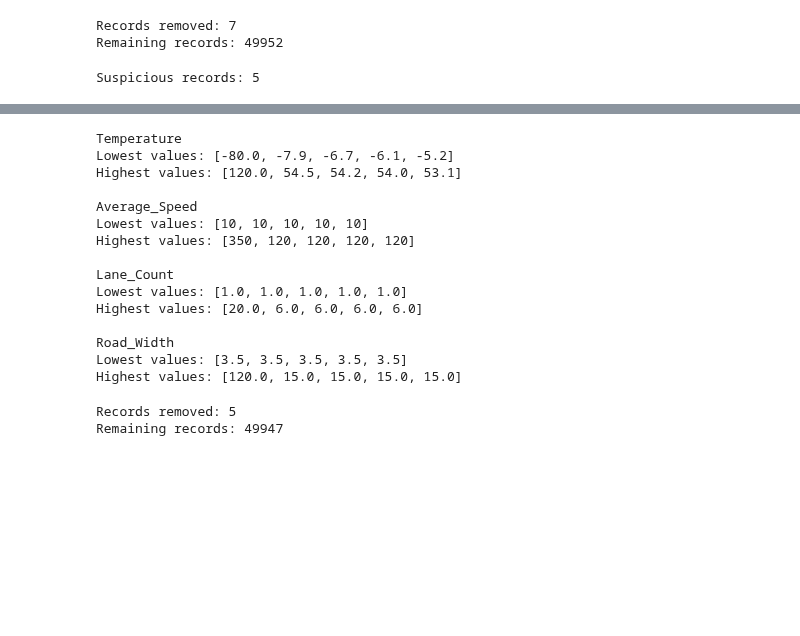
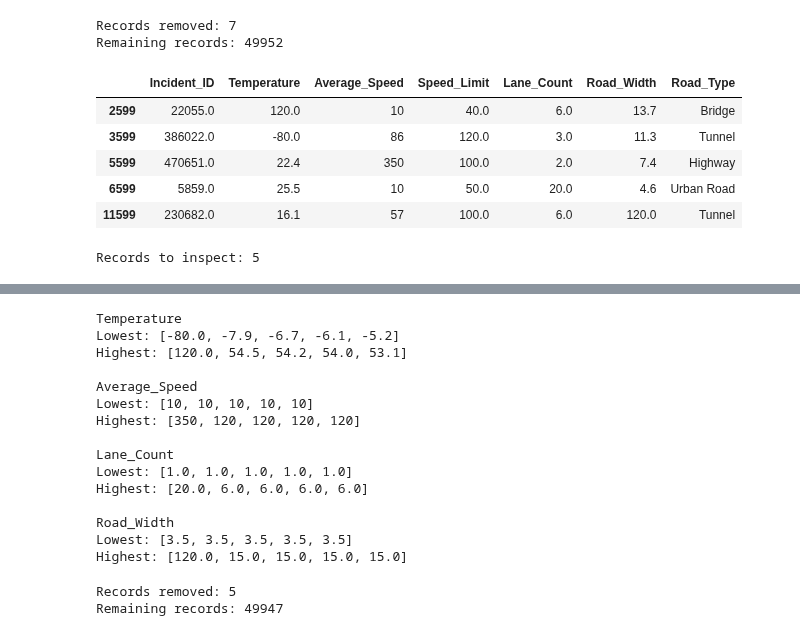
Before and after one commit to zeemohamed7/ai-traffic-project, a Jupyter notebook: IT7009_Traffic_Incident_Analysis.ipynb, the cells around one changed output, grey strips where cells are left out. Cells and saved outputs as stored; diff of their text form; code cells hidden in the pictures; blank space fills up the shorter version.

```diff
--- a/IT7009_Traffic_Incident_Analysis.ipynb
+++ b/IT7009_Traffic_Incident_Analysis.ipynb
@@ -596,3 +595,11 @@ Night       12457
 Daylight    12441
 Dusk        12437
 Name: count, dtype: int64
+# %%
+# Checking Incident_Type
+print(df_clean["Incident_Type"].value_counts().to_string())
+
+# Standardize incident labels
+df_clean["Incident_Type"] = df_clean["Incident_Type"].str.strip().str.title()
+
+print(df_clean["Incident_Type"].value_counts())
@@ -826,23 +801,27 @@ print("Remaining records:", len(df_clean))
 Records removed: 7
 Remaining records: 49952
 # %%
-# Define suspicious extremes for closer inspection
+# Flag unusually extreme values for inspection
 suspicious = (
     (df_clean["Temperature"] < -50) |
     (df_clean["Temperature"] > 60) |
     (df_clean["Average_Speed"] > 200) |
     (df_clean["Lane_Count"] > 10) |
     (df_clean["Road_Width"] > 50)
 )
 
-# Display affected records and their relevant measurements
-columns = [
-    "Incident_ID", "Temperature", "Average_Speed",
-    "Speed_Limit", "Lane_Count", "Road_Width",
-    "Road_Type", "Severity"
-]
+display(df_clean.loc[
+    suspicious,
+    ["Incident_ID", "Temperature", "Average_Speed",
+     "Speed_Limit", "Lane_Count", "Road_Width", "Road_Type"]
+])
 
-print("Suspicious records:", suspicious.sum())
-display(df_clean.loc[suspicious, columns])
+print("Records to inspect:", suspicious.sum())
 # %% [output]
+|  | Incident_ID | Temperature | Average_Speed | Speed_Limit | Lane_Count | Road_Width | Road_Type |
+| 2599 | 22055.0 | 120.0 | 10 | 40.0 | 6.0 | 13.7 | Bridge |
+| 3599 | 386022.0 | -80.0 | 86 | 120.0 | 3.0 | 11.3 | Tunnel |
+| 5599 | 470651.0 | 22.4 | 350 | 100.0 | 2.0 | 7.4 | Highway |
+| 6599 | 5859.0 | 25.5 | 10 | 50.0 | 20.0 | 4.6 | Urban Road |
+| 11599 | 230682.0 | 16.1 | 57 | 100.0 | 6.0 | 120.0 | Tunnel |
-Suspicious records: 5
+Records to inspect: 5
@@ -855,25 +828,25 @@ Suspicious records: 5
 # %%
-# Inspect the highest and lowest values in suspicious columns to see how isolated they actually are
+# Compare flagged extremes with nearby values
 for col in ["Temperature", "Average_Speed", "Lane_Count", "Road_Width"]:
-    print(f"\n{col}")
-    print("Lowest values:", df_clean[col].nsmallest(5).tolist())
-    print("Highest values:", df_clean[col].nlargest(5).tolist())
+    print("\n" + col)
+    print("Lowest:", df_clean[col].nsmallest(5).tolist())
+    print("Highest:", df_clean[col].nlargest(5).tolist())
 # %% [output]
 Temperature
-Lowest values: [-80.0, -7.9, -6.7, -6.1, -5.2]
-Highest values: [120.0, 54.5, 54.2, 54.0, 53.1]
+Lowest: [-80.0, -7.9, -6.7, -6.1, -5.2]
+Highest: [120.0, 54.5, 54.2, 54.0, 53.1]
 
 Average_Speed
-Lowest values: [10, 10, 10, 10, 10]
-Highest values: [350, 120, 120, 120, 120]
+Lowest: [10, 10, 10, 10, 10]
+Highest: [350, 120, 120, 120, 120]
 
 Lane_Count
-Lowest values: [1.0, 1.0, 1.0, 1.0, 1.0]
-Highest values: [20.0, 6.0, 6.0, 6.0, 6.0]
+Lowest: [1.0, 1.0, 1.0, 1.0, 1.0]
+Highest: [20.0, 6.0, 6.0, 6.0, 6.0]
 
 Road_Width
-Lowest values: [3.5, 3.5, 3.5, 3.5, 3.5]
-Highest values: [120.0, 15.0, 15.0, 15.0, 15.0]
+Lowest: [3.5, 3.5, 3.5, 3.5, 3.5]
+Highest: [120.0, 15.0, 15.0, 15.0, 15.0]
 # %%
 # Remove the five identified anomalous records
 rows_before = len(df_clean)
```
Also changed, not shown: parts of 18 cells of this notebook.
